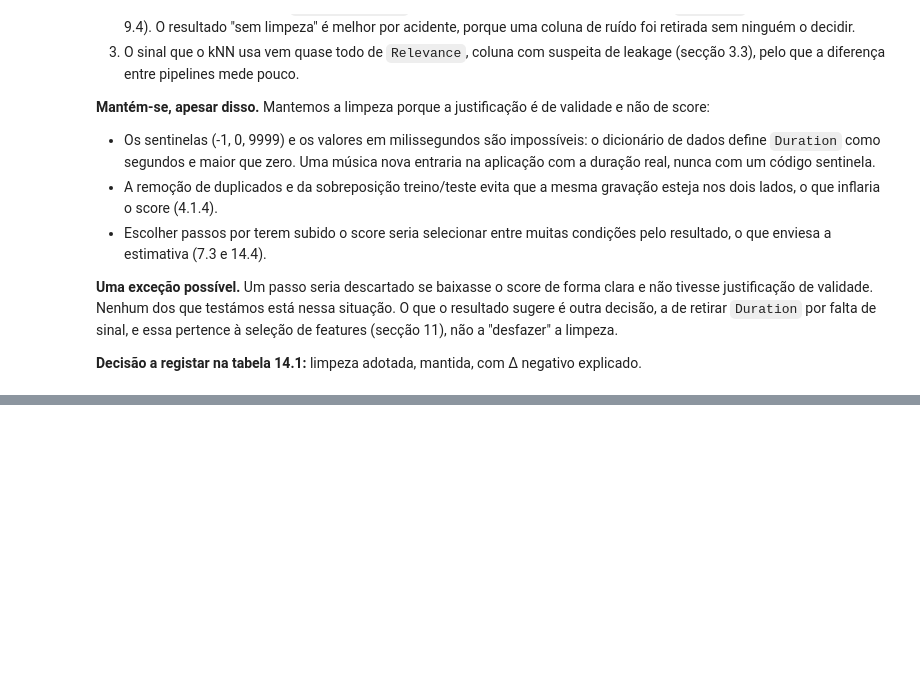
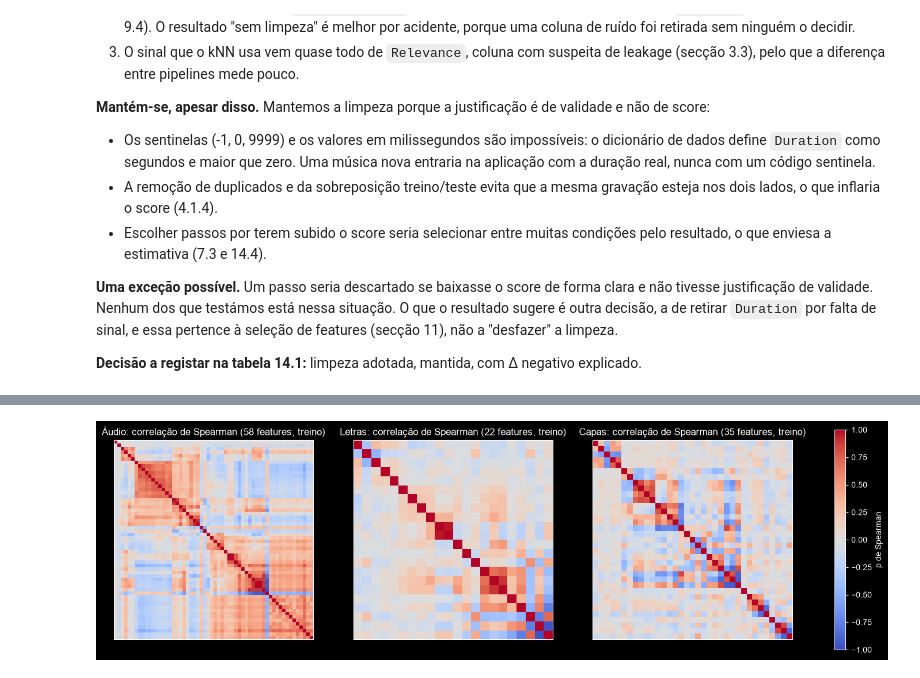
Before and after one commit to AliciaSchiochetSouza/TrabECACPL7, a Jupyter notebook: dataset/build/MERGE_ECAC/Trabalho_ECAC.ipynb, the cells around one changed output, grey strips where cells are left out. Saved outputs shown, nothing was run; the diff lists cells and outputs as text; code cells hidden in the pictures; blank space fills up the shorter version.

```diff
--- a/dataset/build/MERGE_ECAC/Trabalho_ECAC.ipynb
+++ b/dataset/build/MERGE_ECAC/Trabalho_ECAC.ipynb
@@ -6479,0 +7277,89 @@ Duas famílias merecem leitura à parte. Os duplicados e a sobreposição treino
+# %%
+# ============================================================
+# 10.1 - Fecho: dimensões e custos, correlações dentro de cada domínio, distribuições por classe
+# (usa audio_feats, lyr_feats, cover_feats, custo_s e tfidf das células anteriores)
+# Correlações e testes: só nas músicas de TREINO.
+# ============================================================
+import numpy as np
+import pandas as pd
+import matplotlib.pyplot as plt
+from scipy.stats import kruskal
+from scipy.cluster.hierarchy import linkage, leaves_list
+
+tr = pd.read_csv("cleaned/train_clean_final.csv")[["Audio_Song", "Quadrant"]]
+
+# ---------- Famílias de cada domínio (nome da coluna -> grupo) ----------
+def grupo_audio(c):
+    if "rms" in c: return "Dinâmica"
+    if "tempo" in c or "onset" in c: return "Ritmo"
+    if "chroma" in c or "modo" in c: return "Harmonia"
+    return "Timbre"
+def grupo_letra(c):
+    estrutura = ("n_linhas", "n_estrofes", "linhas_por_estrofe", "pct_linhas_repetidas", "linhas_unicas",
+                 "max_repeticao", "pct_estrofes_repetidas", "titulo_repeticoes", "comp_linha")
+    return "Estrutura" if any(k in c for k in estrutura) else "Estilo"
+def grupo_capa(c):
+    return {"col_": "Cor", "tex_": "Textura", "cmp_": "Composição"}[c[:4]]
+
+dominios = {
+    "Áudio": (audio_feats, [c for c in audio_feats.columns if c.startswith("aud_") and c != "aud_duracao_s"], grupo_audio),
+    "Letras": (lyr_feats, [c for c in lyr_feats.columns if c.startswith("let_")], grupo_letra),
+    "Capas": (cover_feats, [c for c in cover_feats.columns if c.startswith(("col_", "tex_", "cmp_"))], grupo_capa),
+}
+custo_por_item = {
+    "Áudio": (audio_feats["_segundos_calculo"].mean(), "s/música"),
+    "Letras": (lyr_feats["_segundos_calculo"].mean(), "s/música"),
+    "Capas": (cover_feats["_segundos_calculo"].mean(), "s/capa"),
+}
+
+# ---------- 1) Tabela de dimensões e custos ----------
+linhas = []
+for dom, (df, cols, grp) in dominios.items():
+    s = pd.Series({c: grp(c) for c in cols})
+    for g, n in s.value_counts().items():
+        linhas.append({"Domínio": dom, "Família": g, "Colunas": n,
+                       "Em falta (%)": round(100 * df[list(s[s == g].index)].isna().mean().mean(), 1),
+                       "Custo": ""})
+    linhas.append({"Domínio": dom, "Família": "TOTAL", "Colunas": len(cols),
+                   "Em falta (%)": round(100 * df[cols].isna().mean().mean(), 1),
+                   "Custo": f"{custo_por_item[dom][0]:.3f} {custo_por_item[dom][1]}"})
+linhas.append({"Domínio": "Letras", "Família": "Conteúdo (TF-IDF)", "Colunas": X_content.shape[1],
+               "Em falta (%)": 0.0, "Custo": f"{custo_s:.1f} s (ajuste + transformação, 913 letras)"})
+tab_dim = pd.DataFrame(linhas)
+display(tab_dim)
+
+# ---------- 2) Matriz de correlação (Spearman) dentro de cada domínio, só treino ----------
+fig, axs = plt.subplots(1, 3, figsize=(19, 6.2))
+for ax, (dom, (df, cols, grp)) in zip(axs, dominios.items()):
+    d = tr.merge(df[["Audio_Song"] + cols], on="Audio_Song")
+    corr = d[cols].corr(method="spearman").fillna(0)
+    ordem = leaves_list(linkage(1 - corr.abs().values[np.triu_indices(len(cols), 1)], "average"))
+    c2 = corr.iloc[ordem, ordem]
+    im = ax.imshow(c2.values, cmap="coolwarm", vmin=-1, vmax=1)
+    ax.set_title(f"{dom}: correlação de Spearman ({len(cols)} features, treino)")
+    ax.set_xticks([]); ax.set_yticks([])
+    iu = np.triu_indices(len(cols), 1)
+    print(f"{dom}: {100 * (np.abs(corr.values[iu]) > 0.8).mean():.1f}% dos pares com |ρ| > 0.8; "
+          f"|ρ| mediano entre pares = {np.median(np.abs(corr.values[iu])):.2f}")
+fig.colorbar(im, ax=axs, shrink=0.8, label="ρ de Spearman")
+plt.show()
+
+# ---------- 3) Features que melhor separam os quadrantes (Kruskal-Wallis) e a sua distribuição ----------
+fig, axs = plt.subplots(2, 3, figsize=(15, 7.5))
+for j, (dom, (df, cols, grp)) in enumerate(dominios.items()):
+    d = tr.merge(df[["Audio_Song"] + cols], on="Audio_Song")
+    H = {}
+    for c in cols:
+        grupos = [g[c].dropna().values for _, g in d.groupby("Quadrant")]
+        if all(len(g) > 5 for g in grupos) and d[c].nunique() > 1:
+            H[c] = kruskal(*grupos).statistic
+    melhores = pd.Series(H).sort_values(ascending=False).head(2)
+    print(f"{dom}: melhores features (H de Kruskal-Wallis):", {k: round(v, 1) for k, v in melhores.items()})
+    for i, c in enumerate(melhores.index):
+        ordem_q = sorted(d["Quadrant"].unique())
+        axs[i, j].boxplot([d.loc[d["Quadrant"] == q, c].dropna() for q in ordem_q], showfliers=False)
+        axs[i, j].set_xticks(range(1, len(ordem_q) + 1)); axs[i, j].set_xticklabels(ordem_q)
+        axs[i, j].set_title(f"{dom}: {c}", fontsize=10); axs[i, j].set_xlabel("Quadrante")
+plt.suptitle("Distribuição por quadrante das features que melhor separam (treino)")
+plt.tight_layout(); plt.show()
+# %% [output]
@@ -6479,0 +7383 @@ Duas famílias merecem leitura à parte. Os duplicados e a sobreposição treino
+[figure, added]
```
Also changed, not shown: parts of 33 cells of this notebook, 3 other files.
